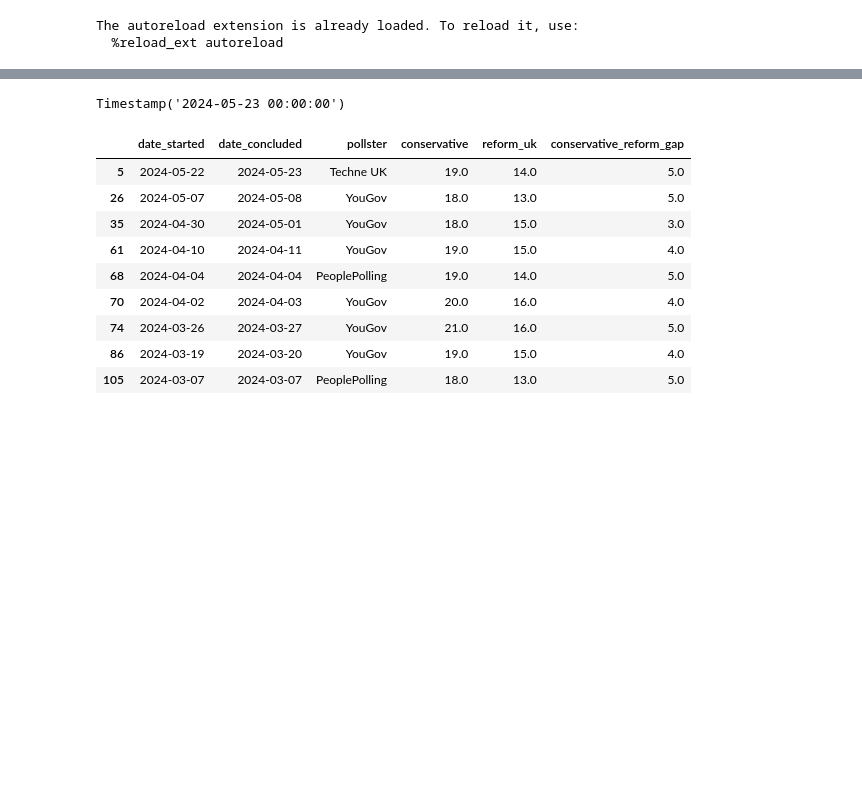
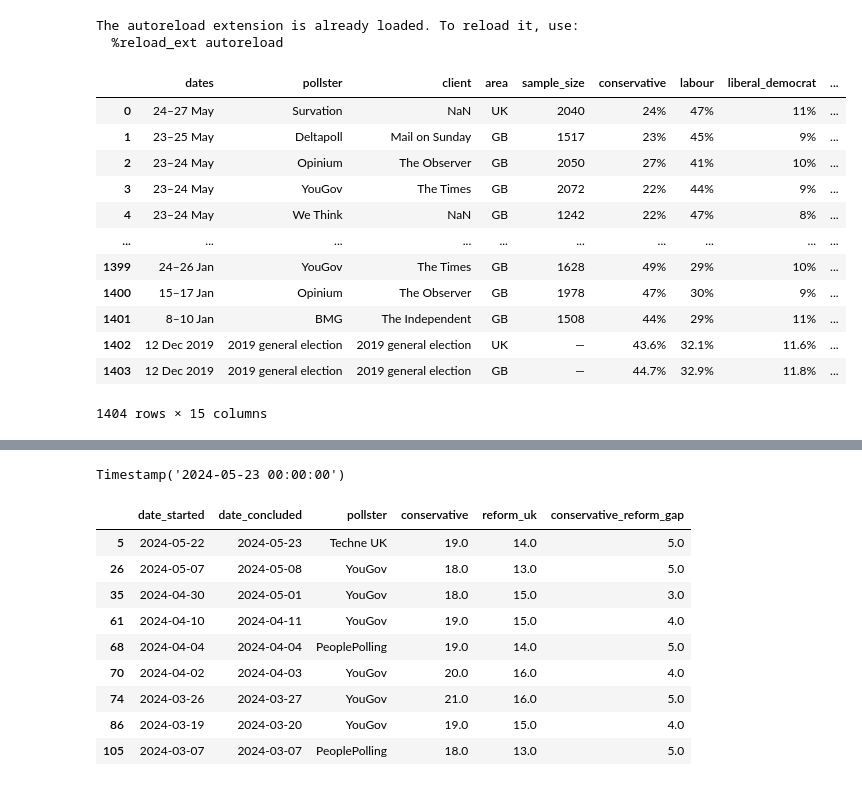
Before and after one commit to AndyLawton/uk_general_election_polls, a Jupyter notebook: main.ipynb, the cells around one changed output, grey strips where cells are left out. Drawn from its saved outputs; the diff is of its cells as text; code cells hidden in the pictures; blank space fills up the shorter version.

Commit message:
update url for current polling

```diff
--- a/main.ipynb
+++ b/main.ipynb
@@ -14,0 +17,16 @@ all_polls = fetch_all_polls(cleanup=True, refresh=False)
+# %%
+fetch_page('https://en.wikipedia.org/wiki/Opinion_polling_for_the_next_United_Kingdom_general_election', 'next', True)
+# %% [output]
+|  | dates | pollster | client | area | sample_size | conservative | labour | liberal_democrat | ... |
+| 0 | 24–27 May | Survation | NaN | UK | 2040 | 24% | 47% | 11% | ... |
+| 1 | 23–25 May | Deltapoll | Mail on Sunday | GB | 1517 | 23% | 45% | 9% | ... |
+| 2 | 23–24 May | Opinium | The Observer | GB | 2050 | 27% | 41% | 10% | ... |
+| 3 | 23–24 May | YouGov | The Times | GB | 2072 | 22% | 44% | 9% | ... |
+| 4 | 23–24 May | We Think | NaN | GB | 1242 | 22% | 47% | 8% | ... |
+| ... | ... | ... | ... | ... | ... | ... | ... | ... | ... |
+| 1399 | 24–26 Jan | YouGov | The Times | GB | 1628 | 49% | 29% | 10% | ... |
+| 1400 | 15–17 Jan | Opinium | The Observer | GB | 1978 | 47% | 30% | 9% | ... |
+| 1401 | 8–10 Jan | BMG | The Independent | GB | 1508 | 44% | 29% | 11% | ... |
+| 1402 | 12 Dec 2019 | 2019 general election | 2019 general election | UK | — | 43.6% | 32.1% | 11.6% | ... |
+| 1403 | 12 Dec 2019 | 2019 general election | 2019 general election | GB | — | 44.7% | 32.9% | 11.8% | ... |
+1404 rows × 15 columns
```
Also changed, not shown: parts of 2 cells of this notebook, 3 other files.
